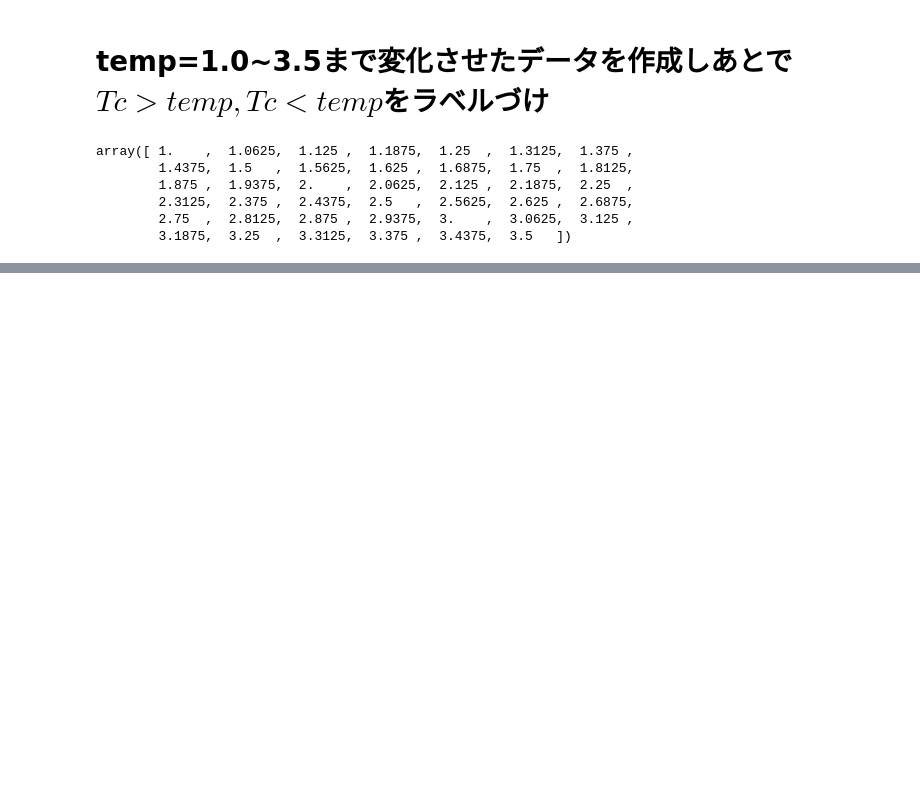
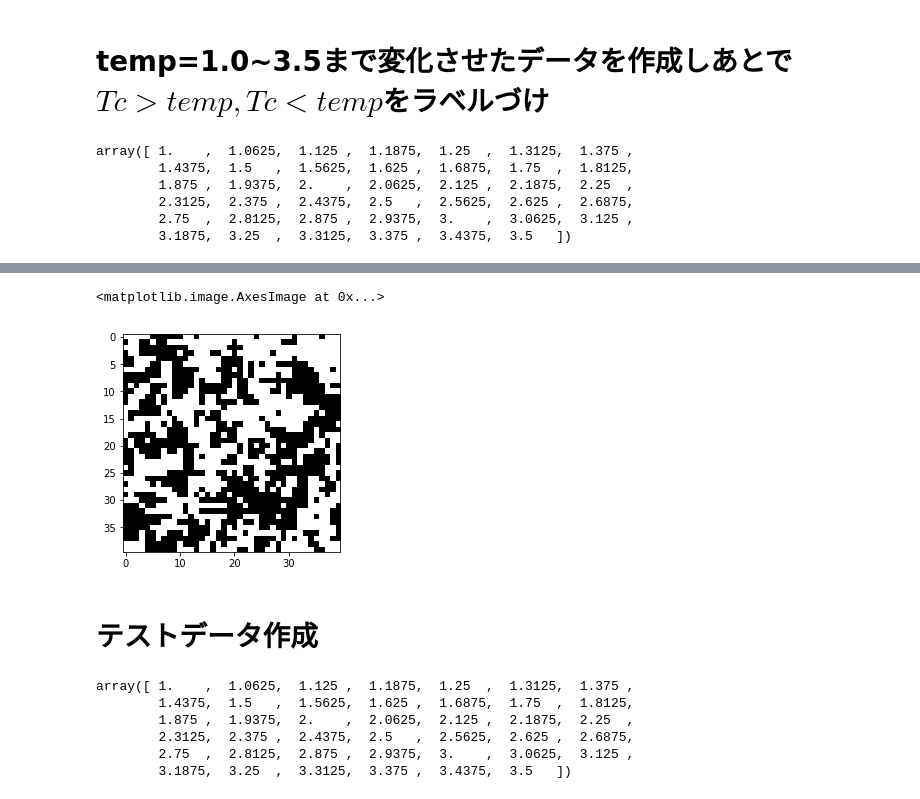
Before and after one commit to haru-256/reserch-code, a Jupyter notebook: Isingmodel.ipynb, the cells around one changed output, grey strips where cells are left out. Cells and saved outputs as stored; diff of their text form; code cells hidden in the pictures; blank space fills up the shorter version.

```diff
--- a/Isingmodel.ipynb
+++ b/Isingmodel.ipynb
@@ -146,0 +257,5 @@ KeyboardInterrupt:
+# %%
+Data2 = pd.concat([pd.DataFrame(Data.loc[Data['temp']>Tc].values),
+           pd.Series([1]*4000)], axis=1)
+Data2.columns = list(range(1, 1601)) +['temp', 'label']
+Data2.head()
@@ -146,0 +270,6 @@ KeyboardInterrupt:
+# %%
+plt.imshow(Data2.iloc[3999, :-2].values.reshape(size, size), vmin=-1, vmax=1,
+                         cmap=plt.cm.gray_r, interpolation='nearest')
+# %% [output]
+<matplotlib.image.AxesImage at 0x...>
+[figure, added]
@@ -146,0 +278,12 @@ KeyboardInterrupt:
+# %% [markdown]
+# テストデータ作成
+# %%
+temps = np.linspace(1.0, 3.5, 41)
+temps #温度変化
+# %% [output]
+array([ 1.    ,  1.0625,  1.125 ,  1.1875,  1.25  ,  1.3125,  1.375 ,
+        1.4375,  1.5   ,  1.5625,  1.625 ,  1.6875,  1.75  ,  1.8125,
+        1.875 ,  1.9375,  2.    ,  2.0625,  2.125 ,  2.1875,  2.25  ,
+        2.3125,  2.375 ,  2.4375,  2.5   ,  2.5625,  2.625 ,  2.6875,
+        2.75  ,  2.8125,  2.875 ,  2.9375,  3.    ,  3.0625,  3.125 ,
+        3.1875,  3.25  ,  3.3125,  3.375 ,  3.4375,  3.5   ])
```
Also changed, not shown: parts of 27 cells of this notebook.
